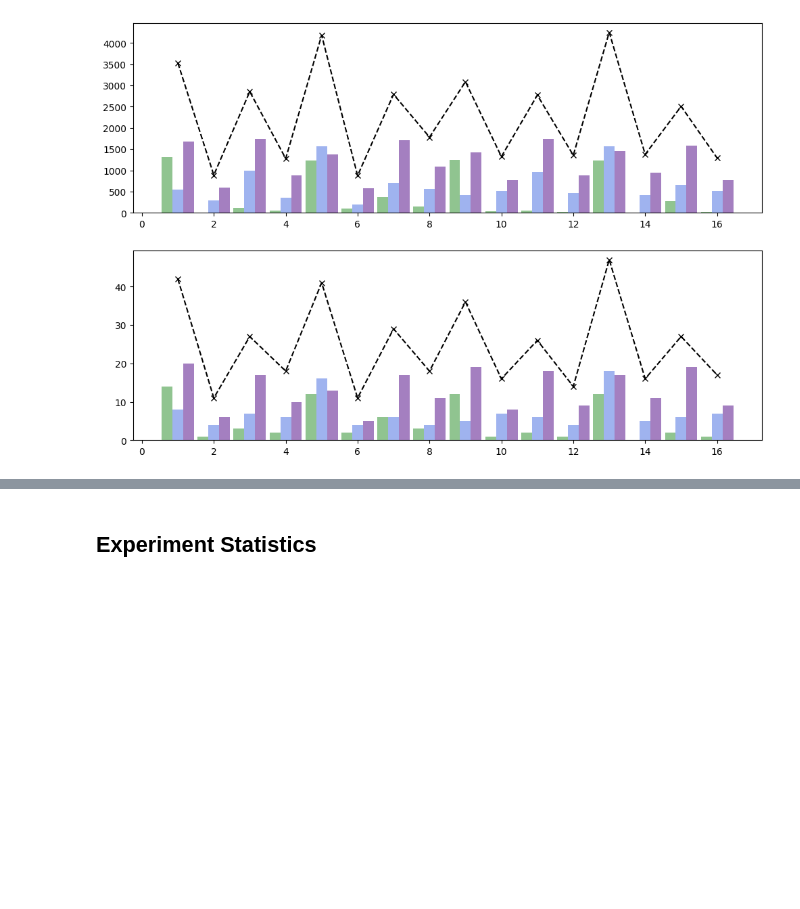
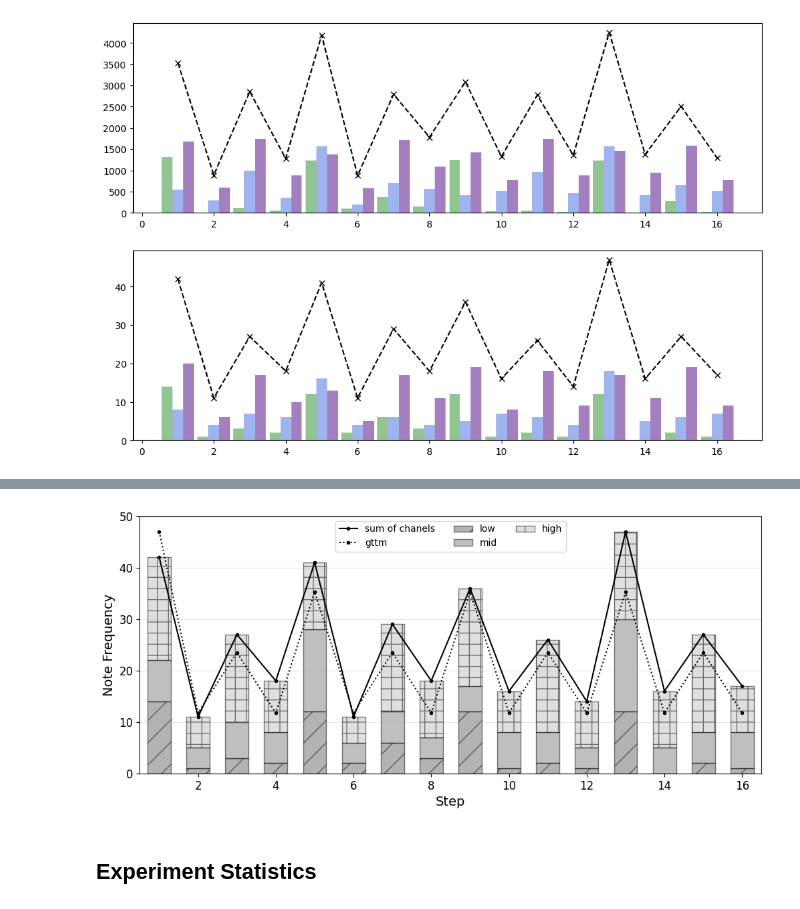
Before and after one commit to peter-clark/investigating-human-tapping-behavior-polyphonic-rhythms, a Jupyter notebook: 6-Tapping_Rhythmic_Contour_of_Polyphonic_Rhythms.ipynb, the cells around one changed output, grey strips where cells are left out. Saved outputs shown, nothing was run; the diff lists cells and outputs as text; code cells hidden in the pictures; blank space fills up the shorter version.

```diff
--- a/6-Tapping_Rhythmic_Contour_of_Polyphonic_Rhythms.ipynb
+++ b/6-Tapping_Rhythmic_Contour_of_Polyphonic_Rhythms.ipynb
@@ -185,3 +219,35 @@ plt.show()
+# %%
+fig, (ax4) = plt.subplots(figsize=(12,5))
+names=["low","mid","high"]
+colors=["dimgray","gray","silver"]
+mpl.rcParams['hatch.color'] = 'white'
+hatches=["/","","+"]
+bottom=np.array([0.0 for x in range(16)])
+for i in range(3):
+    ax4.bar(idx, _exp_note_counts_by_step[i], color=colors[i], alpha=0.5,width=bar_width, label=f"{names[i]}",bottom=bottom, hatch=hatches[i], edgecolor="black")
+    bottom += _exp_note_counts_by_step[i]
+line, =ax4.plot(idx, _exp_note_counts_by_step[3], color='black', linestyle="-", marker=".", label="sum of chanels")
+
+gttm = np.array([4,1,2,1,3,1,2,1,3,1,2,1,3,1,2,1],dtype=float)
+gttm /= np.max(gttm)
+gttm *= np.max(_exp_note_counts_by_step[3])
+line2, =ax4.plot(idx, gttm, color='black', linestyle=":", marker=".", label='gttm')
+
+plts = [ax4]
+for p in plts:
+    p.grid(alpha=0.3, axis='y')
+    if p!=ax4:
+        p.legend(loc='upper center', ncols=1)
+    p.set_xlim([0.5,16.5])
+    p.set_ylim([0,25])
+    p.set_ylabel("Note Frequency", fontsize=14)
+    ax4.set_ylim([0,50])
+ax4.tick_params(labelsize=12)
+ax4.set_xlabel("Step", fontsize=14)
+ax4.legend(loc="upper center", ncols=3)
+plt.show()
+# %% [output]
+[figure, added]
 # %% [markdown]
 ## Experiment Statistics ##
 # %%
```
Also changed, not shown: parts of 4 cells of this notebook, 1 other file.
